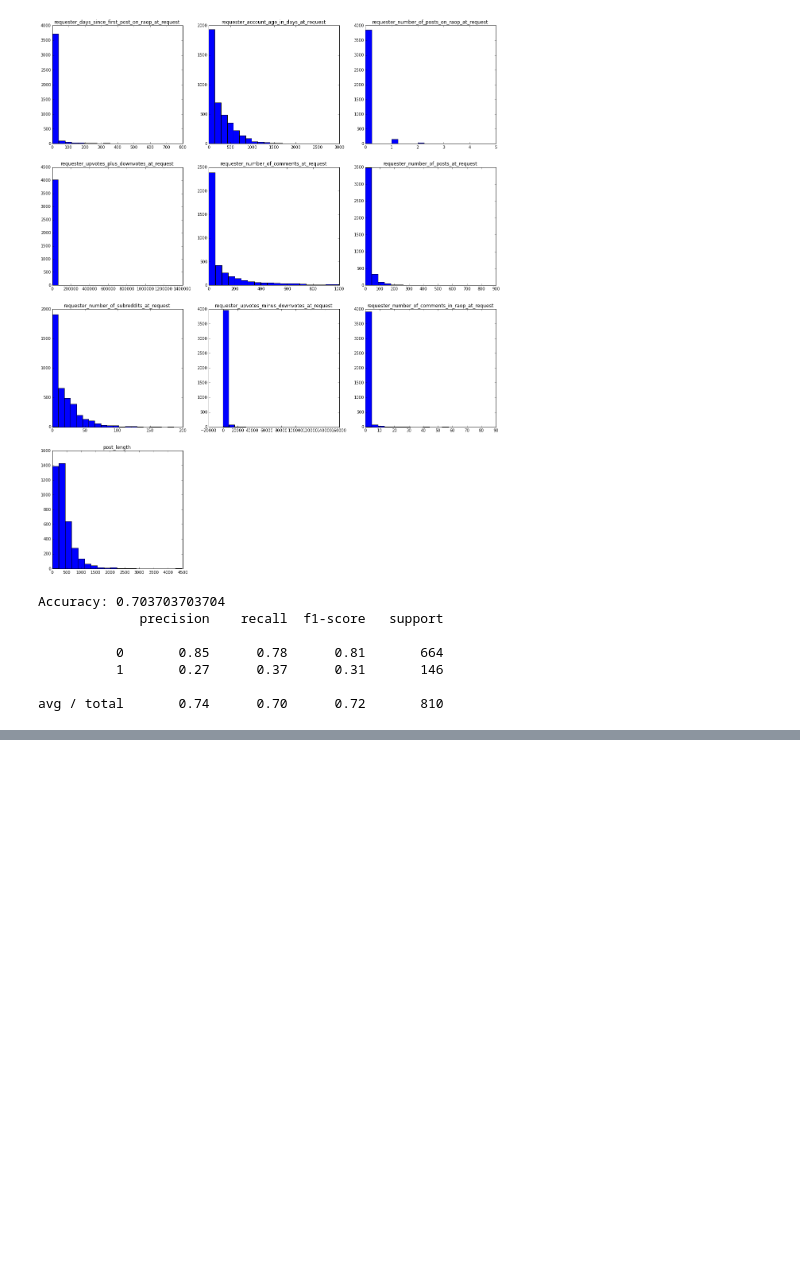
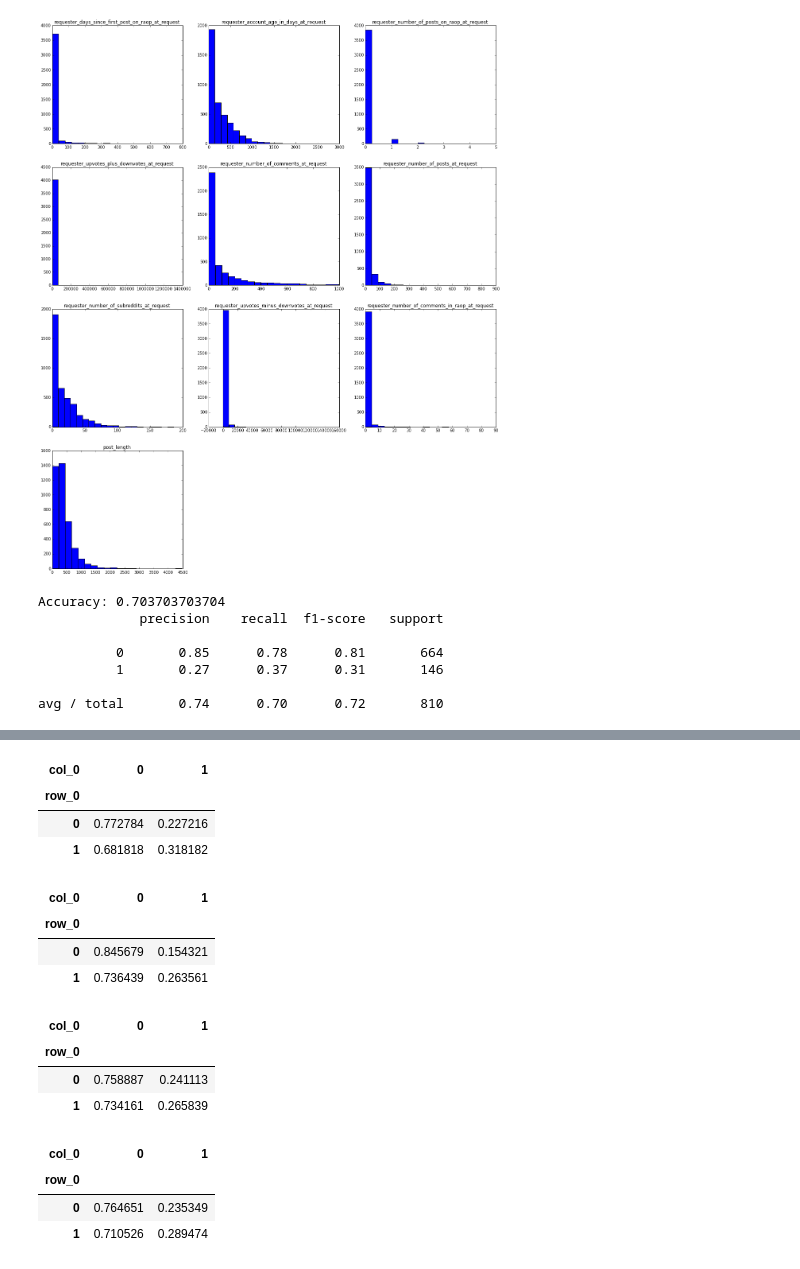
Before and after one commit to friehl/Pizza, a Jupyter notebook: friehl_raop.ipynb, the cells around one changed output, grey strips where cells are left out. Drawn from its saved outputs; the diff is of its cells as text; code cells hidden in the pictures; blank space fills up the shorter version.

```diff
--- a/friehl_raop.ipynb
+++ b/friehl_raop.ipynb
@@ -341,0 +384,28 @@ gratitude = 'pay.+forward|pay.+back|return.+favor|repay'
+# %%
+pd.crosstab(np.where(df.job > 0, 1, 0), labels.values).apply(lambda r: r/r.sum(), axis=1)
+# %% [output]
+| col_0 | 0 | 1 |
+| row_0 |  |  |
+| 0 | 0.772784 | 0.227216 |
+| 1 | 0.681818 | 0.318182 |
+# %%
+pd.crosstab(np.where(df.money > 0, 1, 0), labels.values).apply(lambda r: r/r.sum(), axis=1)
+# %% [output]
+| col_0 | 0 | 1 |
+| row_0 |  |  |
+| 0 | 0.845679 | 0.154321 |
+| 1 | 0.736439 | 0.263561 |
+# %%
+pd.crosstab(np.where(df.student > 0, 1, 0), labels.values).apply(lambda r: r/r.sum(), axis=1)
+# %% [output]
+| col_0 | 0 | 1 |
+| row_0 |  |  |
+| 0 | 0.758887 | 0.241113 |
+| 1 | 0.734161 | 0.265839 |
+# %%
+pd.crosstab(np.where(df.family > 0, 1, 0), labels.values).apply(lambda r: r/r.sum(), axis=1)
+# %% [output]
+| col_0 | 0 | 1 |
+| row_0 |  |  |
+| 0 | 0.764651 | 0.235349 |
+| 1 | 0.710526 | 0.289474 |
```
Also changed, not shown: parts of 9 cells of this notebook, 2 other files.
